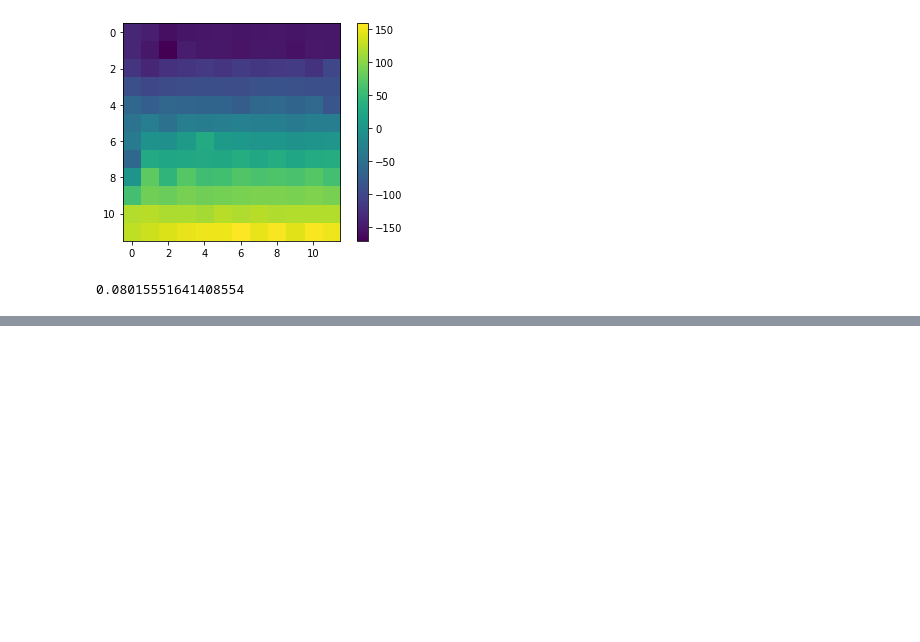
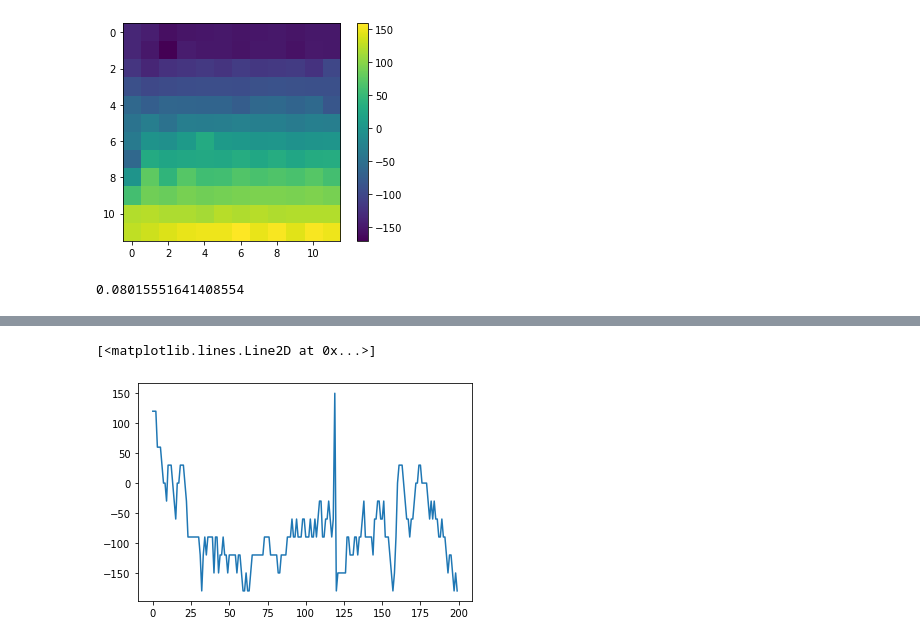
Before and after one commit to ccli3896/RLWorms, a Jupyter notebook: 10_30_model/modeldev.ipynb, the cells around one changed output, grey strips where cells are left out. Cells and saved outputs as stored; diff of their text form; code cells hidden in the pictures; blank space fills up the shorter version.

```diff
--- a/10_30_model/modeldev.ipynb
+++ b/10_30_model/modeldev.ipynb
@@ -502,0 +544,12 @@ dist_dict['body_on'][0,5,0]
+# %%
+steps = 200
+obs = np.zeros((steps,2))
+rew = np.zeros(steps)
+for i in range(steps):
+    action = np.random.choice(2)
+    obs[i,:],rew[i],done,info = toy_worm.step(action)
+# %%
+plt.plot(obs[:,0])
+# %% [output]
+[<matplotlib.lines.Line2D at 0x...>]
+[figure, added]
```
Also changed, not shown: parts of 13 cells of this notebook, 2 other files.
